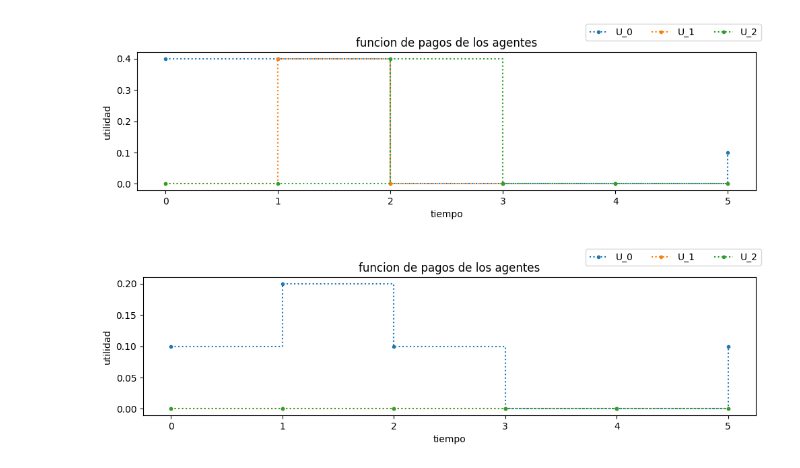
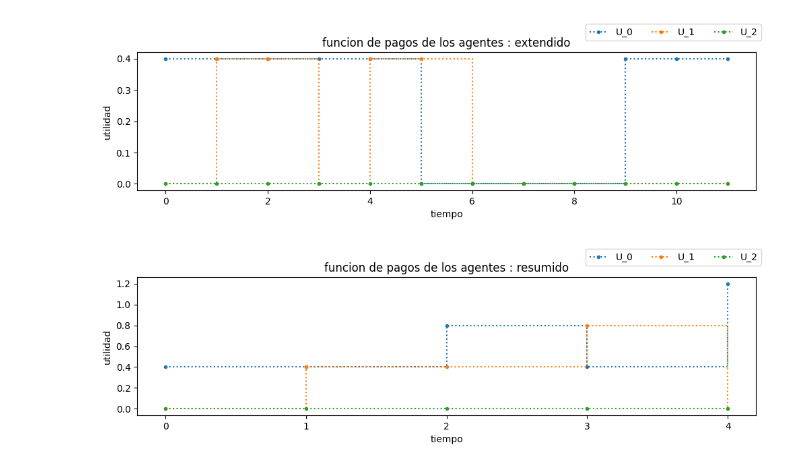
Before and after one commit to asgutierrt/Patient-Assignment-from-Game-Theory-and-ABMS, a Jupyter notebook: enfermeria.ipynb, the cells around one changed output. Saved outputs shown, nothing was run; the diff lists cells and outputs as text; code cells hidden in the pictures.

```diff
--- a/enfermeria.ipynb
+++ b/enfermeria.ipynb
@@ -65,7 +83,7 @@ class Game:
         return fig
 # %%
 np.random.seed(15)
-n_patients=4; n_enf=3
-game = Game(n_patients, n_enf)
+n_patients=5; n_enf=3
+game = Game(n_patients, n_enf, p_short_stay=0.5, arrival_rate=4)
 _=game.plot_pacientes()
 # %% [output]
@@ -72,0 +93,7 @@ _=game.plot_pacientes()
+# %%
+def always_i (enf, **kwargs):
+    return enf, True
+
+enf=2
+u_0 = game.run_exp(funcion_acciones=partial(always_i, enf))
+_ = game.plot_pagos(u_0)
@@ -72,0 +102,7 @@ _=game.plot_pacientes()
+# %%
+def never_i (enf, n_enf, **kwargs):
+    return np.random.choice([i for i in range(n_enf) if i != enf]), True
+
+enf=2
+u_0 = game.run_exp(funcion_acciones=partial(never_i, enf))
+_ = game.plot_pagos(u_0)
@@ -73,22 +196,17 @@ _=game.plot_pacientes()
 # %%
-def mixed_strategies (assignment, n_enf,**kwargs):
+np.random.seed(None)
+def mixed_strategies (p_aceptacion, assignment, n_enf, **kwargs):
     try:
-        enf=np.random.choice(['acepta','rechaza'],p=[0.1,0.9],size=n_enf).tolist().index('acepta')
+        enf=np.random.choice(['acepta','rechaza'],p=[p_aceptacion,1-p_aceptacion],size=n_enf).tolist().index('acepta')
         return enf, True
     except ValueError:
         enf=assignment.astype(bool).sum(axis=1).argmin()
         return enf, False
 
-u_0 = game.run_exp(funcion_acciones=mixed_strategies)
-_ = game.plot_pagos(u_0)
+p_aceptacion=0.1
+u_0 = game.run_exp(funcion_acciones=partial(mixed_strategies,p_aceptacion))
+_ = game.plot_pagos(u_0,': extendido')
+_ = game.plot_pagos(game.summarize_utilities(u_0),': resumido')
 # %% [output]
-[figure, old version]
+[figure, new version]
+[figure, added]
-# %%
-def always_i (enf, **kwargs):
-    return enf, True
-
-enf=0
-u_0 = game.run_exp(funcion_acciones=partial(always_i, enf))
-_ = game.plot_pagos(u_0)
-# %% [output]
-[figure, removed]
```
Also changed, not shown: parts of 20 cells of this notebook, 12 other files.
